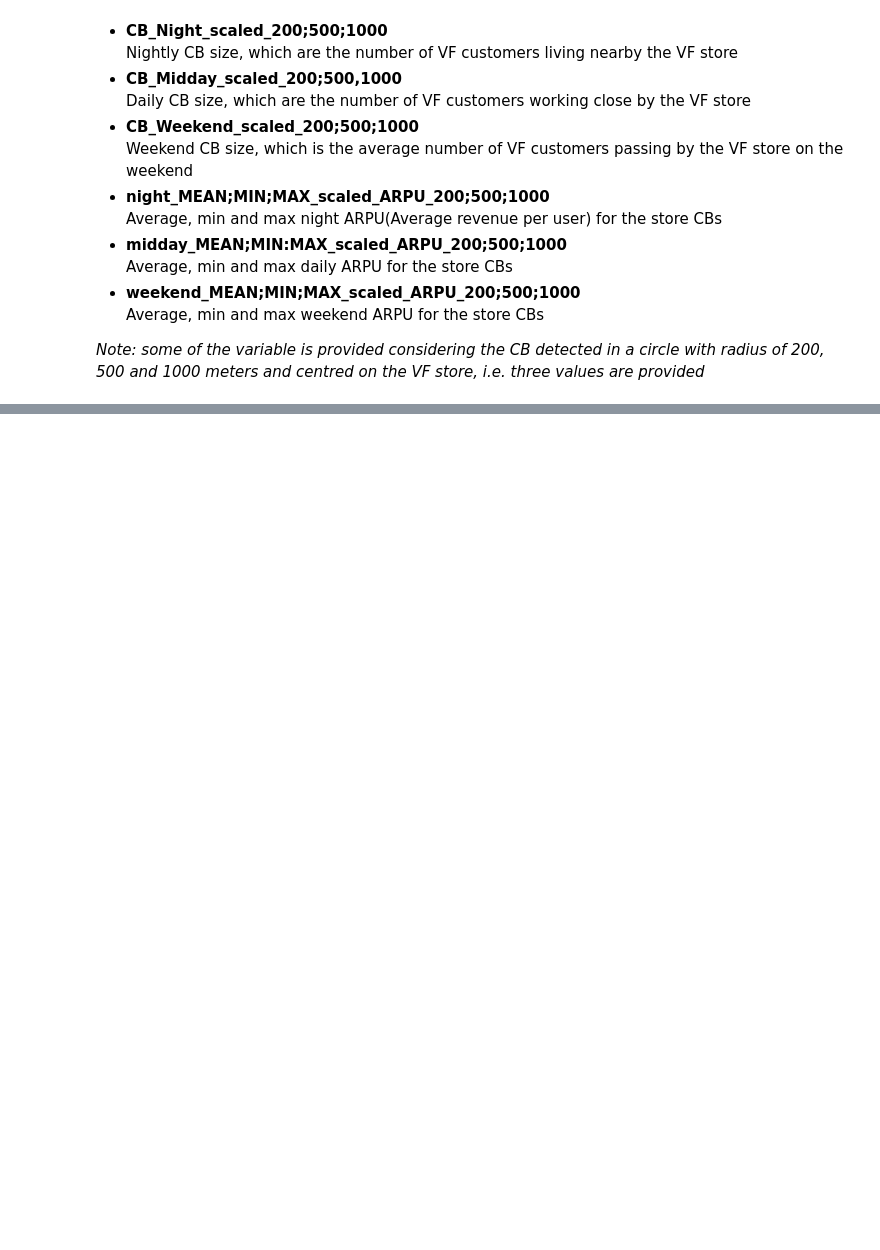
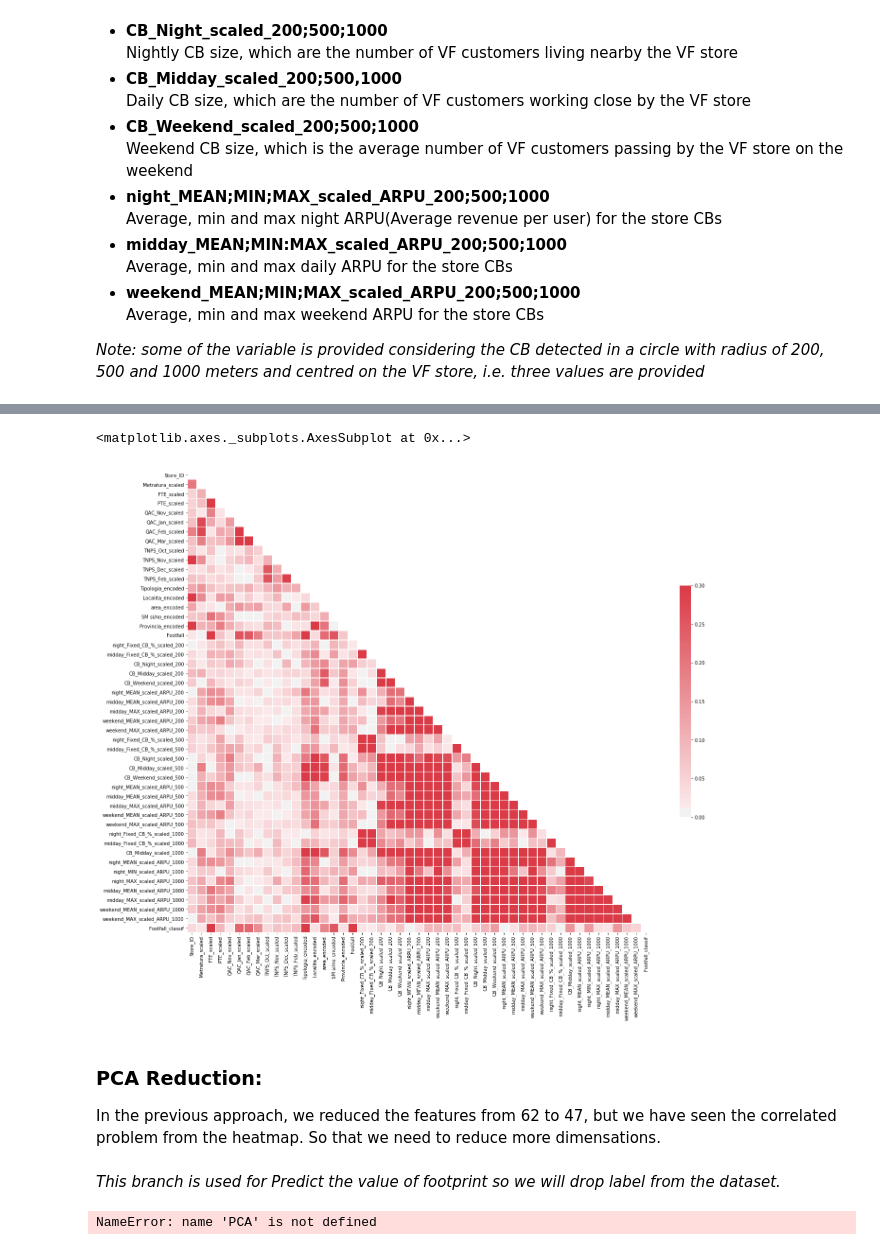
Before and after one commit to Sadamingh/Data-Analysis-Case, a Jupyter notebook: 02_VodafoneFootfall/Analyze-of-VFfootfall.ipynb, the cells around one changed output, grey strips where cells are left out. Drawn from its saved outputs; the diff is of its cells as text; code cells hidden in the pictures; blank space fills up the shorter version.

```diff
--- a/02_VodafoneFootfall/Analyze-of-VFfootfall.ipynb
+++ b/02_VodafoneFootfall/Analyze-of-VFfootfall.ipynb
@@ -84,0 +155,25 @@ Average, min and max weekend ARPU for the store CBs
+# %%
+# Compute the correlation matrix
+corr = df.corr().abs()
+
+# Generate a mask for the upper triangle
+mask = np.zeros_like(corr, dtype=np.bool)
+mask[np.triu_indices_from(mask)] = True
+
+# Set up the matplotlib figure
+f, ax = plt.subplots(figsize=(22, 18))
+
+# Generate a custom diverging colormap
+cmap = sns.diverging_palette(220, 10, as_cmap=True)
+
+# Draw the heatmap with the mask and correct aspect ratio
+sns.heatmap(corr, mask=mask, cmap=cmap, vmax=.3, center=0,
+            square=True, linewidths=.5, cbar_kws={"shrink": .5})
+# %% [output]
+<matplotlib.axes._subplots.AxesSubplot at 0x...>
+[figure, added]
+# %% [markdown]
+### PCA Reduction:
+In the previous approach, we reduced the features from 62 to 47, but we have seen the correlated problem from the heatmap. So that we need to reduce more dimensations.
+# %% [markdown]
+*This branch is used for Predict the value of footprint so we will drop label from the dataset.*
@@ -84,0 +182,13 @@ Average, min and max weekend ARPU for the store CBs
+# %%
+#Fitting the PCA algorithm with our Data
+pca = PCA().fit(df)
+
+#Plotting the Cumulative Summation of the Explained Variance
+plt.figure()
+plt.plot(np.cumsum(pca.explained_variance_ratio_))
+plt.xlabel('Number of Components')
+plt.ylabel('Variance (%)') #for each component
+plt.title('Pulsar Dataset Explained Variance')
+plt.show()
+# %% [output]
+NameError: name 'PCA' is not defined
```
Also changed, not shown: parts of 11 cells of this notebook.
